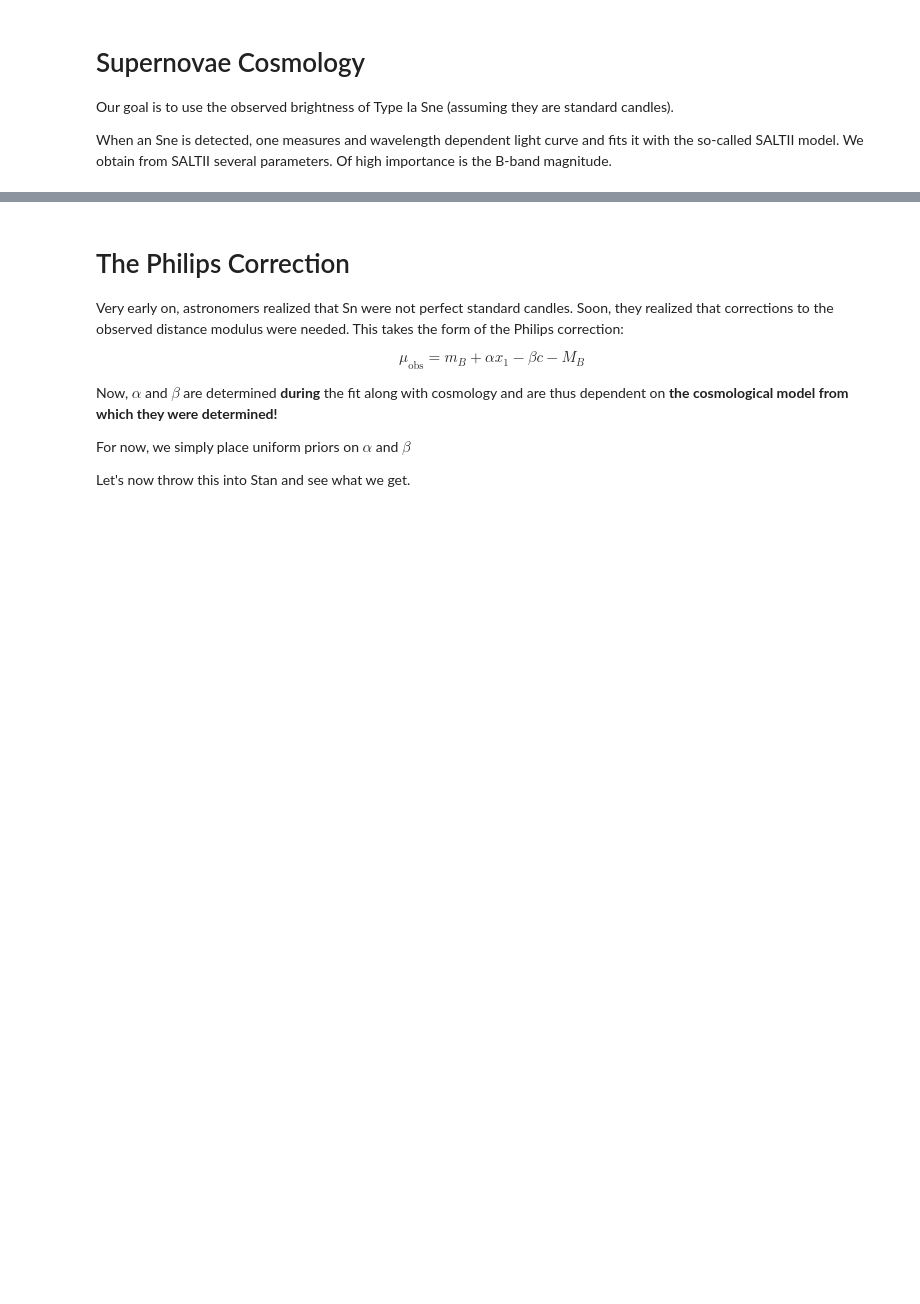
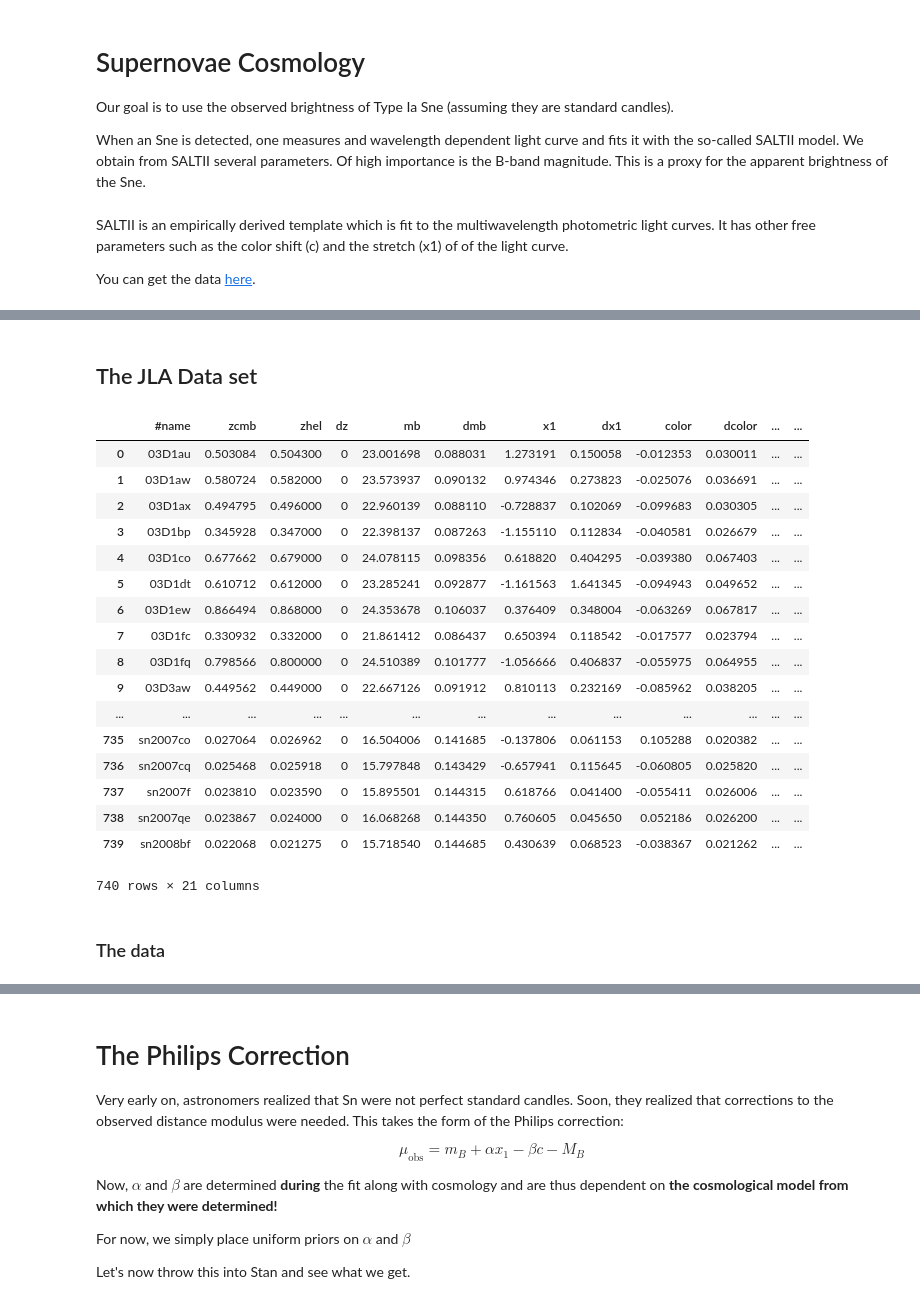
Before and after one commit to grburgess/supernove_cosmology, a Jupyter notebook: jla.ipynb, the cells around one changed output, grey strips where cells are left out. Cells and saved outputs as stored; diff of their text form; code cells hidden in the pictures; blank space fills up the shorter version.

```diff
--- a/jla.ipynb
+++ b/jla.ipynb
@@ -26,5 +30,9 @@ jtplot.style?
 Our goal is to use the observed brightness of Type Ia Sne (assuming they are standard candles).
 
 When an Sne is detected, one measures and wavelength dependent light curve and fits it with the so-called SALTII
-model. We obtain from SALTII several parameters. Of high importance is the B-band magnitude.
+model. We obtain from SALTII several parameters. Of high importance is the B-band magnitude. This is a proxy for the apparent brightness of the Sne.
+# %% [markdown]
+SALTII is an empirically derived template which is fit to the multiwavelength photometric light curves. It has other free parameters such as the color shift (c) and the stretch (x1) of of the light curve.
+
+You can get the data [here](http://supernovae.in2p3.fr/sdss_snls_jla/ReadMe.html).
 # %%
@@ -32,3 +42,5 @@ Image(url= "http://supernovae.in2p3.fr/salt/lib/exe/fetch.php?cache=&media=sn201
 # %% [output]
 [interactive output not drawn]
+# %% [markdown]
+## The JLA Data set
 # %%
@@ -36 +48,24 @@ jla_data_set = pd.read_table('jla_lcparams.txt')
+# %%
+jla_data_set
+# %% [output]
+|  | #name | zcmb | zhel | dz | mb | dmb | x1 | dx1 | color | dcolor | ... | ... |
+| 0 | 03D1au | 0.503084 | 0.504300 | 0 | 23.001698 | 0.088031 | 1.273191 | 0.150058 | -0.012353 | 0.030011 | ... | ... |
+| 1 | 03D1aw | 0.580724 | 0.582000 | 0 | 23.573937 | 0.090132 | 0.974346 | 0.273823 | -0.025076 | 0.036691 | ... | ... |
+| 2 | 03D1ax | 0.494795 | 0.496000 | 0 | 22.960139 | 0.088110 | -0.728837 | 0.102069 | -0.099683 | 0.030305 | ... | ... |
+| 3 | 03D1bp | 0.345928 | 0.347000 | 0 | 22.398137 | 0.087263 | -1.155110 | 0.112834 | -0.040581 | 0.026679 | ... | ... |
+| 4 | 03D1co | 0.677662 | 0.679000 | 0 | 24.078115 | 0.098356 | 0.618820 | 0.404295 | -0.039380 | 0.067403 | ... | ... |
+| 5 | 03D1dt | 0.610712 | 0.612000 | 0 | 23.285241 | 0.092877 | -1.161563 | 1.641345 | -0.094943 | 0.049652 | ... | ... |
+| 6 | 03D1ew | 0.866494 | 0.868000 | 0 | 24.353678 | 0.106037 | 0.376409 | 0.348004 | -0.063269 | 0.067817 | ... | ... |
+| 7 | 03D1fc | 0.330932 | 0.332000 | 0 | 21.861412 | 0.086437 | 0.650394 | 0.118542 | -0.017577 | 0.023794 | ... | ... |
+| 8 | 03D1fq | 0.798566 | 0.800000 | 0 | 24.510389 | 0.101777 | -1.056666 | 0.406837 | -0.055975 | 0.064955 | ... | ... |
+| 9 | 03D3aw | 0.449562 | 0.449000 | 0 | 22.667126 | 0.091912 | 0.810113 | 0.232169 | -0.085962 | 0.038205 | ... | ... |
+| ... | ... | ... | ... | ... | ... | ... | ... | ... | ... | ... | ... | ... |
+| 735 | sn2007co | 0.027064 | 0.026962 | 0 | 16.504006 | 0.141685 | -0.137806 | 0.061153 | 0.105288 | 0.020382 | ... | ... |
+| 736 | sn2007cq | 0.025468 | 0.025918 | 0 | 15.797848 | 0.143429 | -0.657941 | 0.115645 | -0.060805 | 0.025820 | ... | ... |
+| 737 | sn2007f | 0.023810 | 0.023590 | 0 | 15.895501 | 0.144315 | 0.618766 | 0.041400 | -0.055411 | 0.026006 | ... | ... |
+| 738 | sn2007qe | 0.023867 | 0.024000 | 0 | 16.068268 | 0.144350 | 0.760605 | 0.045650 | 0.052186 | 0.026200 | ... | ... |
+| 739 | sn2008bf | 0.022068 | 0.021275 | 0 | 15.718540 | 0.144685 | 0.430639 | 0.068523 | -0.038367 | 0.021262 | ... | ... |
+740 rows × 21 columns
+# %% [markdown]
+### The data
 # %%
```
Also changed, not shown: parts of 40 cells of this notebook, 4 other files.
